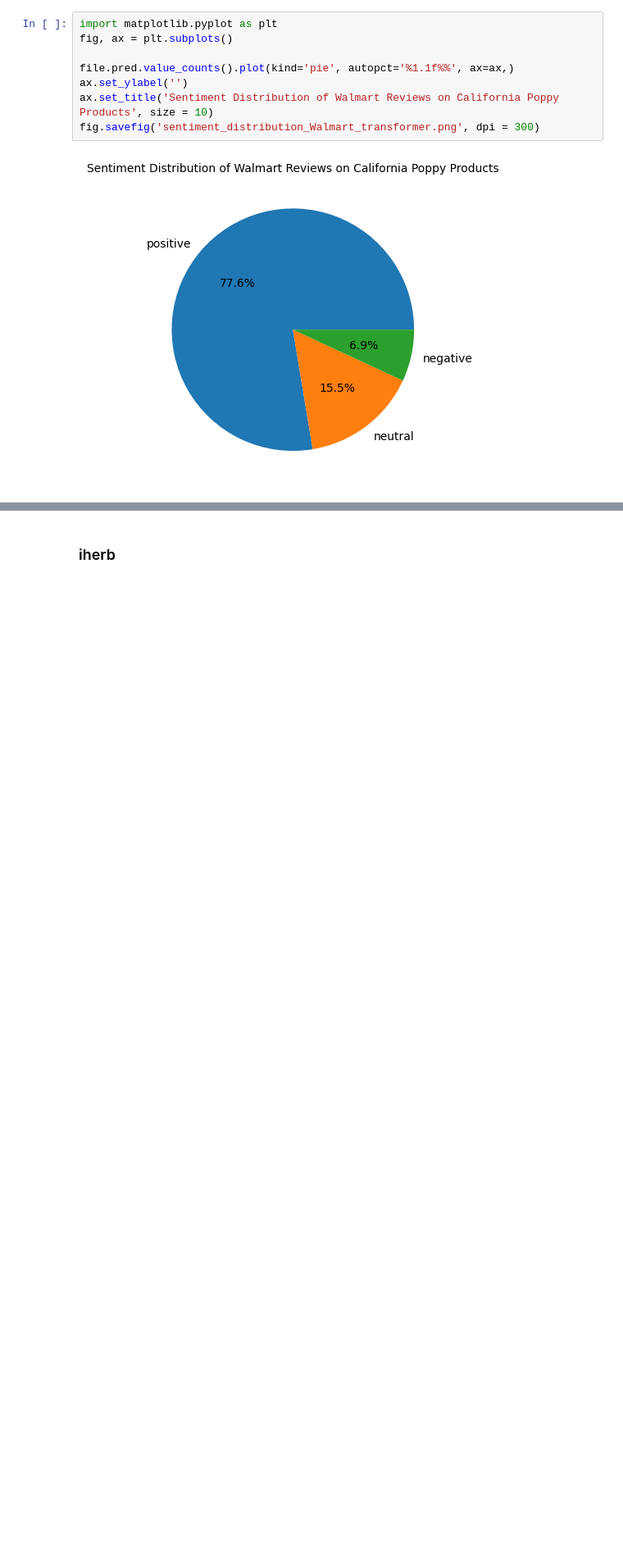
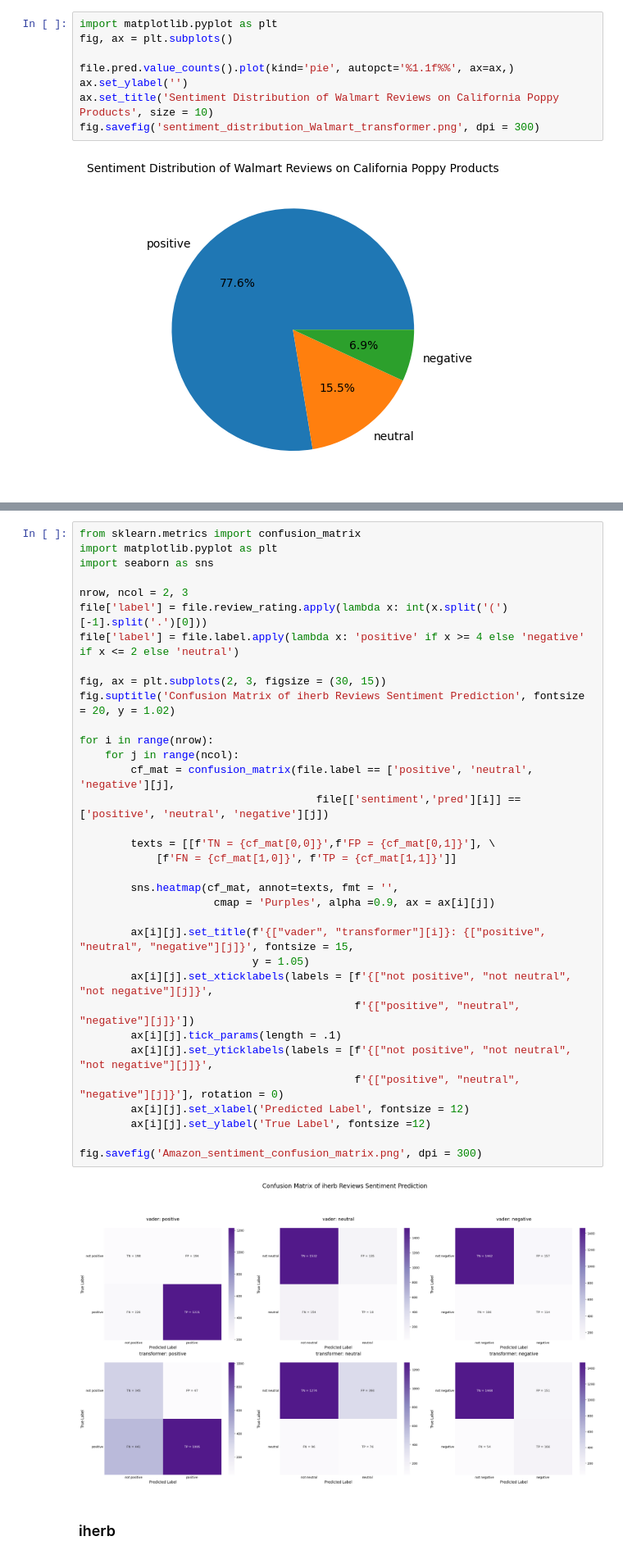
Before and after one commit to TLI2958/scrapfly-scrapers, a Jupyter notebook: etsy-scraper/results/read_res.ipynb, the cells around one changed output, grey strips where cells are left out. Shown at 82% size. Cells and saved outputs as stored; diff of their text form; blank space fills up the shorter version.

```diff
--- a/etsy-scraper/results/read_res.ipynb
+++ b/etsy-scraper/results/read_res.ipynb
@@ -707,3 +709,39 @@ fig.savefig('sentiment_distribution_Walmart_transformer.png', dpi = 300)
+# %%
+from sklearn.metrics import confusion_matrix
+import matplotlib.pyplot as plt
+import seaborn as sns
+
+nrow, ncol = 2, 3
+file['label'] = file.review_rating.apply(lambda x: int(x.split('(')[-1].split('.')[0]))
+file['label'] = file.label.apply(lambda x: 'positive' if x >= 4 else 'negative' if x <= 2 else 'neutral')
+
+fig, ax = plt.subplots(2, 3, figsize = (30, 15))
+fig.suptitle('Confusion Matrix of iherb Reviews Sentiment Prediction', fontsize = 20, y = 1.02)
+
+for i in range(nrow):
+    for j in range(ncol):
+        cf_mat = confusion_matrix(file.label == ['positive', 'neutral', 'negative'][j],
+                                     file[['sentiment','pred'][i]] ==['positive', 'neutral', 'negative'][j])
+
+        texts = [[f'TN = {cf_mat[0,0]}',f'FP = {cf_mat[0,1]}'], \
+            [f'FN = {cf_mat[1,0]}', f'TP = {cf_mat[1,1]}']]
+
+        sns.heatmap(cf_mat, annot=texts, fmt = '',
+                     cmap = 'Purples', alpha =0.9, ax = ax[i][j])
+
+        ax[i][j].set_title(f'{["vader", "transformer"][i]}: {["positive", "neutral", "negative"][j]}', fontsize = 15,
+                           y = 1.05)
+        ax[i][j].set_xticklabels(labels = [f'{["not positive", "not neutral", "not negative"][j]}',
+                                           f'{["positive", "neutral", "negative"][j]}'])
+        ax[i][j].tick_params(length = .1)
+        ax[i][j].set_yticklabels(labels = [f'{["not positive", "not neutral", "not negative"][j]}',
+                                           f'{["positive", "neutral", "negative"][j]}'], rotation = 0)
+        ax[i][j].set_xlabel('Predicted Label', fontsize = 12)
+        ax[i][j].set_ylabel('True Label', fontsize =12)
+
+fig.savefig('Amazon_sentiment_confusion_matrix.png', dpi = 300)
+# %% [output]
+[figure, added]
 # %% [markdown]
 ### iherb
 # %%
```
Also changed, not shown: parts of 2 cells of this notebook, 3 other files.
